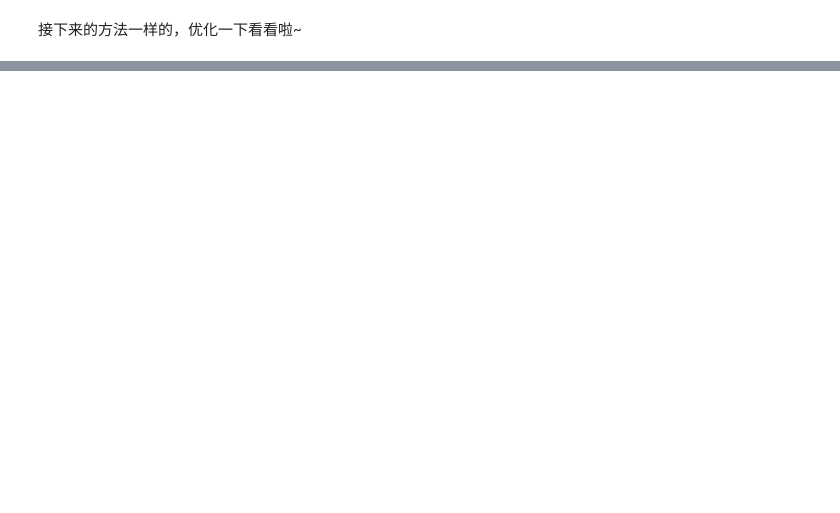
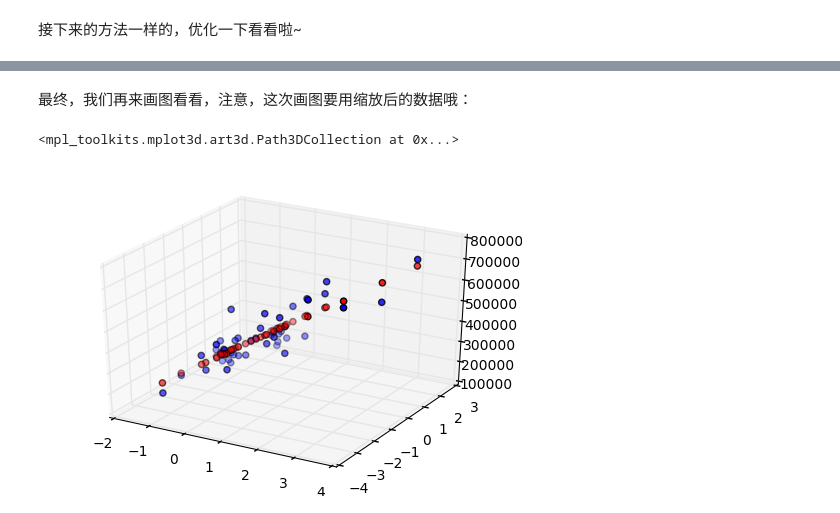
Before and after one commit to tiancai13579/Teach-girlfriend-machine-learning, a Jupyter notebook: 01多变量线性回归、特征值缩放与多项式回归/01多变量线性回归、特征值缩放与多项式回归.ipynb, the cells around one changed output, grey strips where cells are left out. Drawn from its saved outputs; the diff is of its cells as text; code cells hidden in the pictures; blank space fills up the shorter version.

```diff
--- a/01多变量线性回归、特征值缩放与多项式回归/01多变量线性回归、特征值缩放与多项式回归.ipynb
+++ b/01多变量线性回归、特征值缩放与多项式回归/01多变量线性回归、特征值缩放与多项式回归.ipynb
@@ -118,0 +104,11 @@ print(result.x)
+# %% [markdown]
+最终，我们再来画图看看，注意，这次画图要用缩放后的数据哦：
+# %%
+theta=result.x
+ax=plt.subplot(111,projection='3d')
+ax.scatter(X_normal[:,1],X_normal[:,2],y)
+h=hypothesis(theta,X_normal)
+ax.scatter(X_normal[:,1],X_normal[:,2],h,c='r')
+# %% [output]
+<mpl_toolkits.mplot3d.art3d.Path3DCollection at 0x...>
+[figure, added]
```
Also changed, not shown: parts of 6 cells of this notebook, 2 other files.
